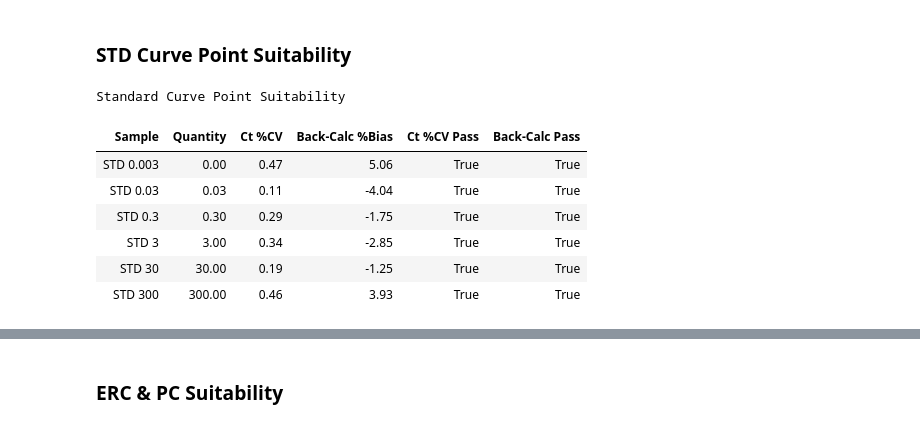
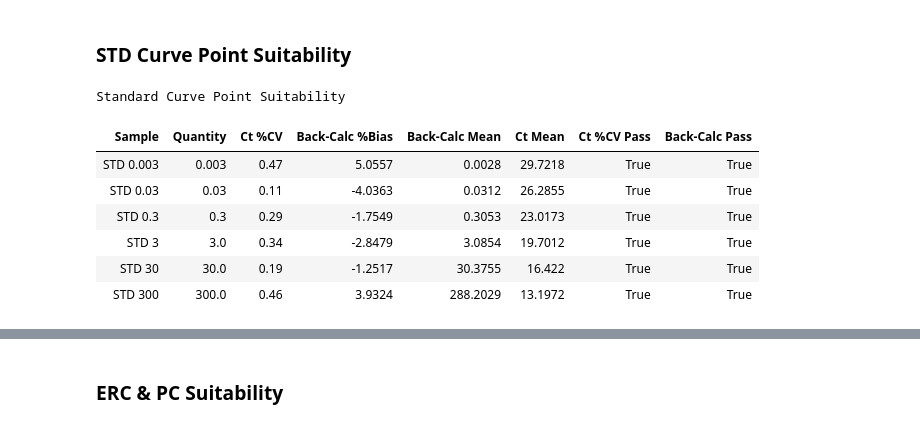
Before and after one commit to GabiRivera0011/resiDNA_workflows, a Jupyter notebook: Notebooks/01_Phase I.ipynb, the cells around one changed output, grey strips where cells are left out. Saved outputs shown, nothing was run; the diff lists cells and outputs as text; code cells hidden in the pictures.

```diff
--- a/Notebooks/01_Phase I.ipynb
+++ b/Notebooks/01_Phase I.ipynb
@@ -349,7 +353,29 @@ memory usage: 33.9+ KB
 # df — see that cell for details. If a future refactor pulls curve stats from df/
 # samples_df instead, or if a plate ever has more than one target (so these columns
 # stop being single-valued and klib stops dropping them), re-check that assumption.
-df = klib.data_cleaning(df)
+#
+# back_calculation_mean IS explicitly protected via col_exclude below (unlike
+# r2/slope/y_intercept) because, unlike those, it has no redundant independent
+# source elsewhere in the notebook — the new Sample LOQ / STD Range derivation (see
+# "STD Curve Point Suitability" below) depends on it directly from df. klib also
+# drops columns whose NA-ratio is >=90% of the original row count; this column is
+# sparse by nature (one value per standard curve point, repeated across that
+# level's triplicate wells) and how close it sits to that threshold depends on
+# how many total/empty wells a given plate has, so it's pinned here defensively
+# rather than relying on it happening to stay under 90% for every future run.
+#
+# convert_dtypes=False: klib's own dtype-optimization step (_optimize_floats)
+# silently downcasts float64 columns to float32 to save memory — safe for the
+# math (klib only does this when it judges the loss negligible), but NOT safe
+# for display now that these tables show each value at the instrument's own
+# reported sig figs (precision=None in style_table calls below) rather than a
+# fixed decimal count: a float64 like 0.003 that isn't exactly representable
+# in float32 round-trips back as something like 0.003000000026077032, which
+# is real, verified behavior (not hypothetical) — confirmed by comparing
+# quantity.dtype and quantity.min() before/after klib.data_cleaning() on this
+# notebook's own sample data. A fixed-precision display would have rounded
+# that artifact away, which is exactly why it went unnoticed before.
+df = klib.data_cleaning(df, col_exclude=["back_calculation_mean"], convert_dtypes=False)
 # %% [output]
 Shape of cleaned data: (69, 35) - Remaining NAs: 716
 
@@ -663,30 +691,33 @@ Standard Curve Suitability
 # %%
 std_suitability = (
     ref_std_df
     .groupby("sample_name", as_index=False)
     .agg(**{
         "Quantity": ("quantity", "first"),
         "Ct %CV": ("ct_cv_percent", "first"),
         "Back-Calc %Bias": ("back_calculation_percent_difference_mean", "first"),
+        "Back-Calc Mean": ("back_calculation_mean", "first"),
+        "Ct Mean": ("ct_mean", "first"),
     })
     .sort_values("Quantity")
     .reset_index(drop=True)
 )
 
 std_suitability["Ct %CV Pass"] = std_suitability["Ct %CV"] <= STD_CT_CV_MAX
 std_suitability["Back-Calc Pass"] = std_suitability["Back-Calc %Bias"].abs() <= STD_BACK_CALC_BIAS_MAX
 
 style_table(
     std_suitability.rename(columns={"sample_name": "Sample"}),
     caption="Standard Curve Point Suitability",
+    precision=None,
     align="left",
 )
 # %% [output]
 Standard Curve Point Suitability
-| Sample | Quantity | Ct %CV | Back-Calc %Bias | Ct %CV Pass | Back-Calc Pass |
-| STD 0.003 | 0.00 | 0.47 | 5.06 | True | True |
-| STD 0.03 | 0.03 | 0.11 | -4.04 | True | True |
-| STD 0.3 | 0.30 | 0.29 | -1.75 | True | True |
-| STD 3 | 3.00 | 0.34 | -2.85 | True | True |
-| STD 30 | 30.00 | 0.19 | -1.25 | True | True |
-| STD 300 | 300.00 | 0.46 | 3.93 | True | True |
+| Sample | Quantity | Ct %CV | Back-Calc %Bias | Back-Calc Mean | Ct Mean | Ct %CV Pass | Back-Calc Pass |
+| STD 0.003 | 0.003 | 0.47 | 5.0557 | 0.0028 | 29.7218 | True | True |
+| STD 0.03 | 0.03 | 0.11 | -4.0363 | 0.0312 | 26.2855 | True | True |
+| STD 0.3 | 0.3 | 0.29 | -1.7549 | 0.3053 | 23.0173 | True | True |
+| STD 3 | 3.0 | 0.34 | -2.8479 | 3.0854 | 19.7012 | True | True |
+| STD 30 | 30.0 | 0.19 | -1.2517 | 30.3755 | 16.422 | True | True |
+| STD 300 | 300.0 | 0.46 | 3.9324 | 288.2029 | 13.1972 | True | True |
```
Also changed, not shown: parts of 23 cells of this notebook, 12 other files.
